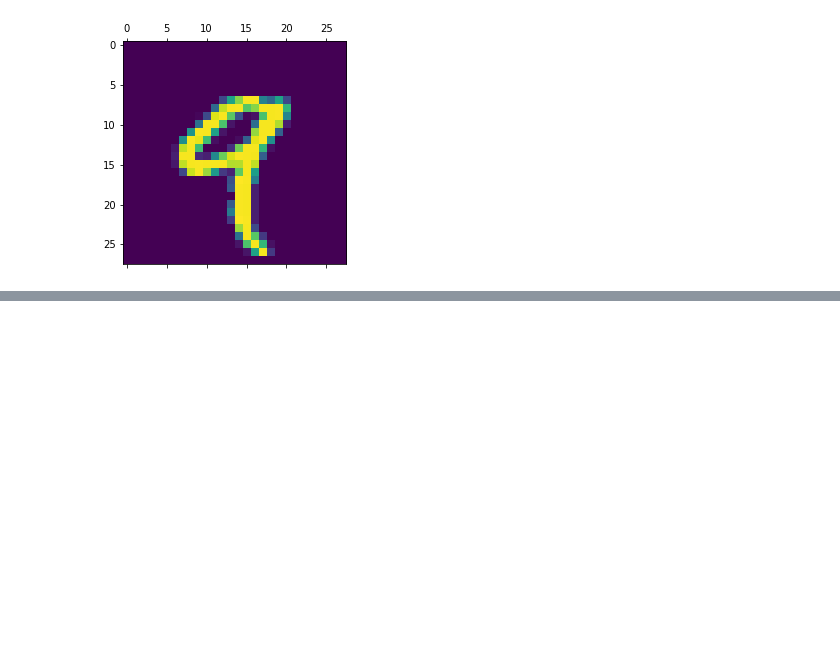
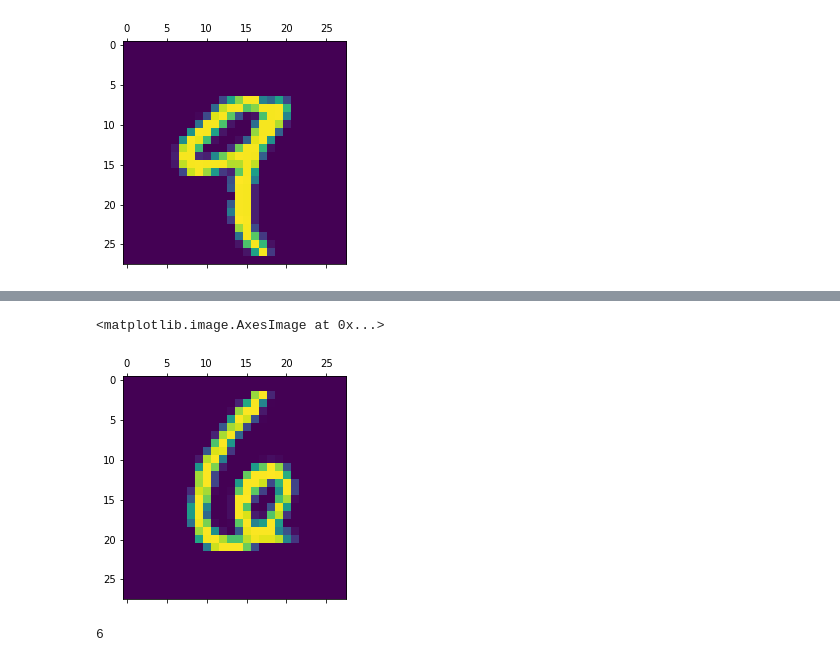
Before and after one commit to mauropappaterra/ANN-Number-Recognition-MNIST, a Jupyter notebook: ANN.ipynb, the cells around one changed output, grey strips where cells are left out. Saved outputs shown, nothing was run; the diff lists cells and outputs as text; code cells hidden in the pictures; blank space fills up the shorter version.

```diff
--- a/ANN.ipynb
+++ b/ANN.ipynb
@@ -60,0 +200,9 @@ TypeError: 'tuple' object is not callable
+# %%
+plot.matshow(x_test[123])
+# %% [output]
+<matplotlib.image.AxesImage at 0x...>
+[figure, added]
+# %%
+np.argmax(predictions[123])
+# %% [output]
+6
```
Also changed, not shown: parts of 25 cells of this notebook.
